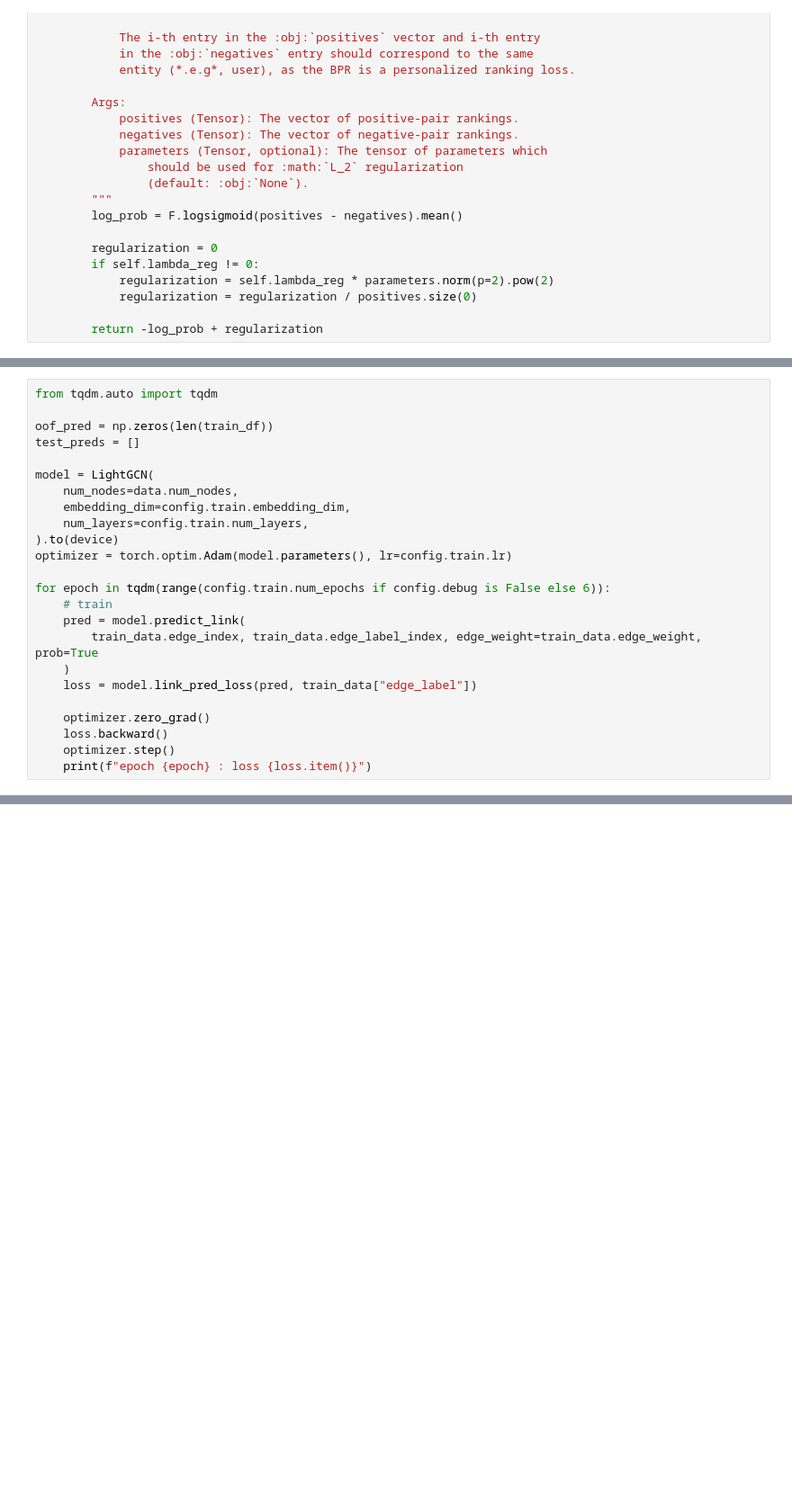
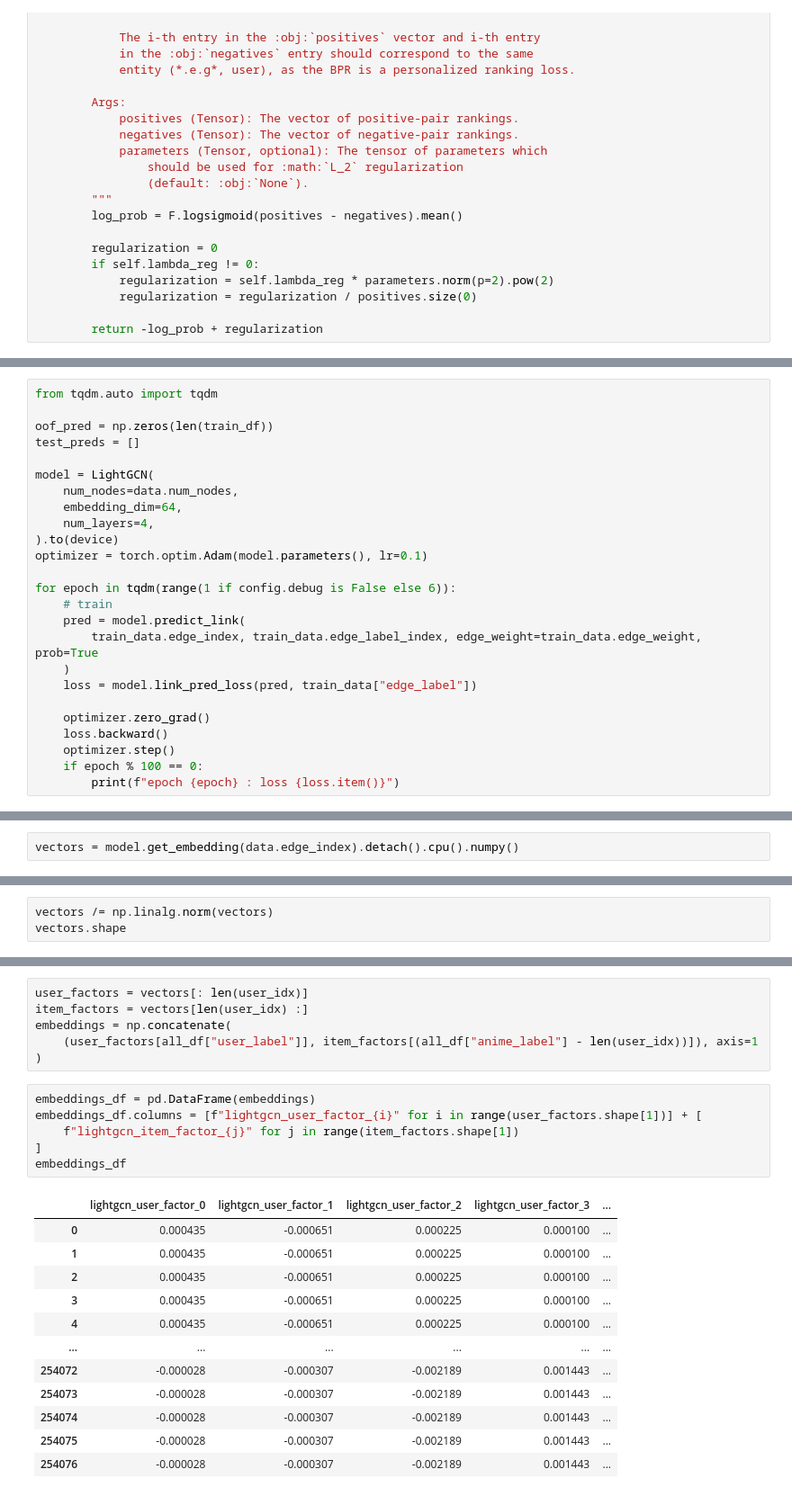
Before and after one commit to unonao/atmacup-15, a Jupyter notebook: notebook/lightgcn_embedding.ipynb, the cells around one changed output, grey strips where cells are left out. Shown at 90% size. Cells and saved outputs as stored; diff of their text form; blank space fills up the shorter version.

Commit message:
lightgcn の埋め込み

```diff
--- a/notebook/lightgcn_embedding.ipynb
+++ b/notebook/lightgcn_embedding.ipynb
@@ -342,12 +349,12 @@ test_preds = []
 
 model = LightGCN(
     num_nodes=data.num_nodes,
-    embedding_dim=config.train.embedding_dim,
-    num_layers=config.train.num_layers,
+    embedding_dim=64,
+    num_layers=4,
 ).to(device)
-optimizer = torch.optim.Adam(model.parameters(), lr=config.train.lr)
+optimizer = torch.optim.Adam(model.parameters(), lr=0.1)
 
-for epoch in tqdm(range(config.train.num_epochs if config.debug is False else 6)):
+for epoch in tqdm(range(1 if config.debug is False else 6)):
     # train
     pred = model.predict_link(
         train_data.edge_index, train_data.edge_label_index, edge_weight=train_data.edge_weight, prob=True
@@ -357,5 +364,6 @@ for epoch in tqdm(range(config.train.num_epochs if config.debug is False else 6)
     optimizer.zero_grad()
     loss.backward()
     optimizer.step()
-    print(f"epoch {epoch} : loss {loss.item()}")
+    if epoch % 100 == 0:
+        print(f"epoch {epoch} : loss {loss.item()}")
 # %% [output]
@@ -362,0 +371,2 @@ OutOfMemoryError: CUDA out of memory. Tried to allocate 1.94 GiB (GPU 0; 14.56 G
+# %%
+vectors = model.get_embedding(data.edge_index).detach().cpu().numpy()
@@ -362,0 +377,3 @@ OutOfMemoryError: CUDA out of memory. Tried to allocate 1.94 GiB (GPU 0; 14.56 G
+# %%
+vectors /= np.linalg.norm(vectors)
+vectors.shape
@@ -362,0 +396,25 @@ OutOfMemoryError: CUDA out of memory. Tried to allocate 1.94 GiB (GPU 0; 14.56 G
+# %%
+user_factors = vectors[: len(user_idx)]
+item_factors = vectors[len(user_idx) :]
+embeddings = np.concatenate(
+    (user_factors[all_df["user_label"]], item_factors[(all_df["anime_label"] - len(user_idx))]), axis=1
+)
+# %%
+embeddings_df = pd.DataFrame(embeddings)
+embeddings_df.columns = [f"lightgcn_user_factor_{i}" for i in range(user_factors.shape[1])] + [
+    f"lightgcn_item_factor_{j}" for j in range(item_factors.shape[1])
+]
+embeddings_df
+# %% [output]
+|  | lightgcn_user_factor_0 | lightgcn_user_factor_1 | lightgcn_user_factor_2 | lightgcn_user_factor_3 | ... |
+| 0 | 0.000435 | -0.000651 | 0.000225 | 0.000100 | ... |
+| 1 | 0.000435 | -0.000651 | 0.000225 | 0.000100 | ... |
+| 2 | 0.000435 | -0.000651 | 0.000225 | 0.000100 | ... |
+| 3 | 0.000435 | -0.000651 | 0.000225 | 0.000100 | ... |
+| 4 | 0.000435 | -0.000651 | 0.000225 | 0.000100 | ... |
+| ... | ... | ... | ... | ... | ... |
+| 254072 | -0.000028 | -0.000307 | -0.002189 | 0.001443 | ... |
+| 254073 | -0.000028 | -0.000307 | -0.002189 | 0.001443 | ... |
+| 254074 | -0.000028 | -0.000307 | -0.002189 | 0.001443 | ... |
+| 254075 | -0.000028 | -0.000307 | -0.002189 | 0.001443 | ... |
+| 254076 | -0.000028 | -0.000307 | -0.002189 | 0.001443 | ... |
```
Also changed, not shown: parts of 17 cells of this notebook, 4 other files.
